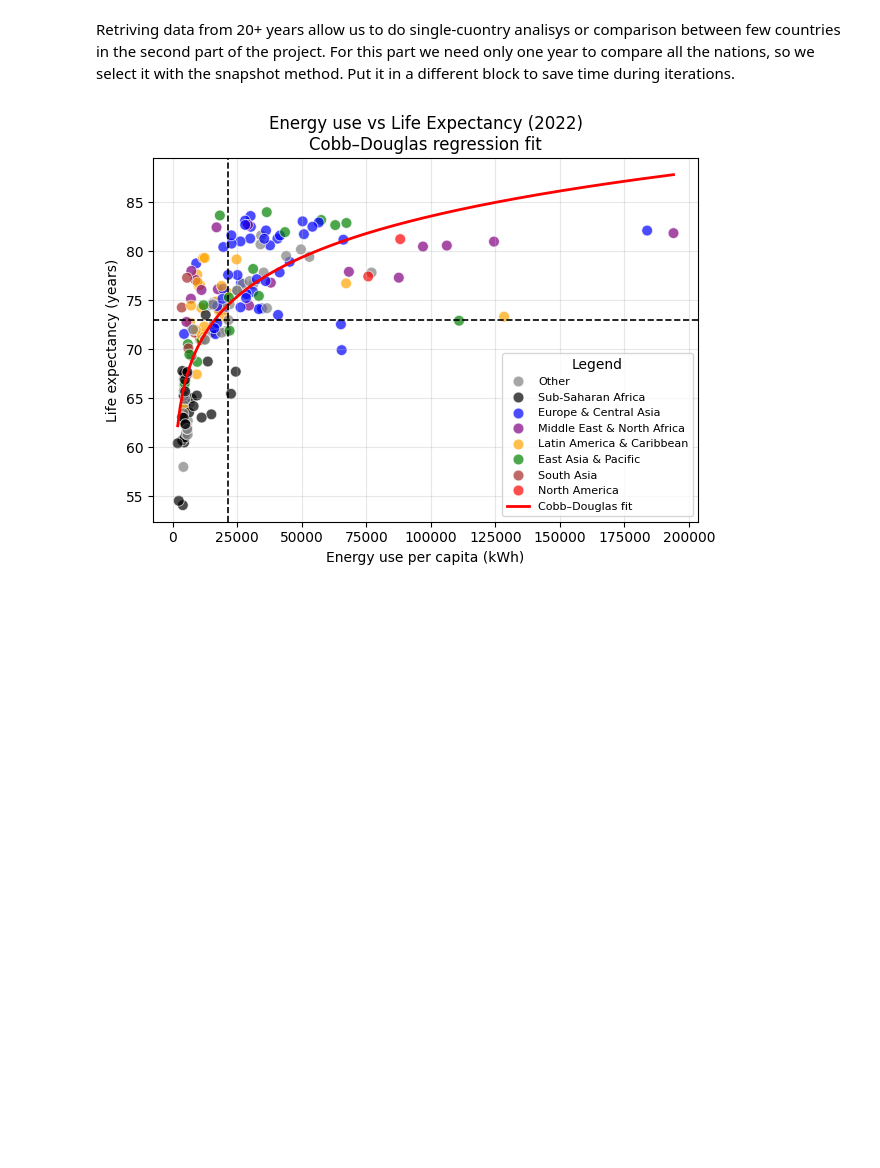
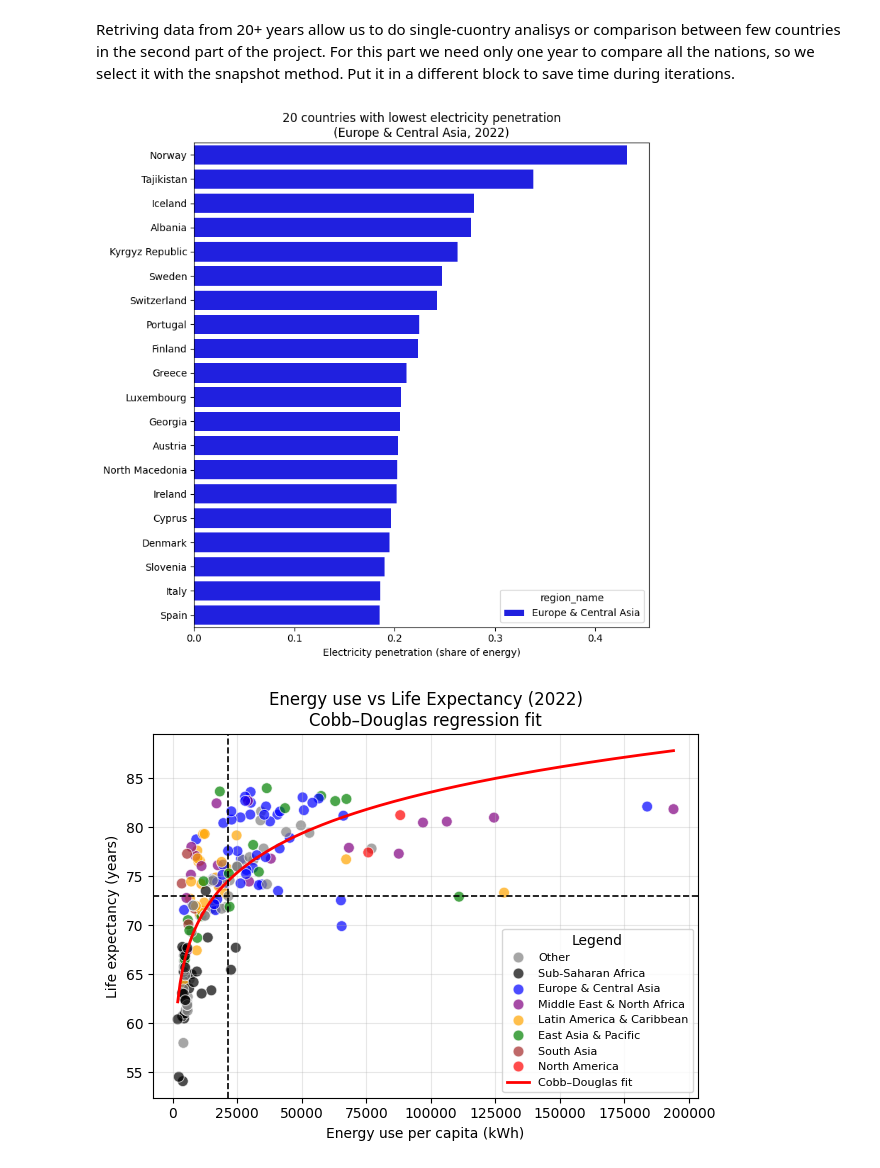
Before and after one commit to Marco-cella1/Energy_poverty_, a Jupyter notebook: Presentation/presentation.ipynb, the cells around one changed output. Cells and saved outputs as stored; diff of their text form; code cells hidden in the pictures; blank space fills up the shorter version.

Commit message:
Analisys on emissions and electricity penetration, added indicators.

```diff
--- a/Presentation/presentation.ipynb
+++ b/Presentation/presentation.ipynb
@@ -25,3 +16,40 @@ snapshot["region_name"] = snapshot["region"].map(REGION_NAME_MAP).fillna("Other"
+# %%
+# --- Select 2022 snapshot
+snapshot = world.snapshot(2022,
+    dropna_cols=["energy_use_per_capita", "co2_per_capita", "electric_power_consumption"]
+)
+
+# --- Add region names
+snapshot = world.add_region_names(snapshot)
+snapshot["region_name"] = snapshot["region"].map(REGION_NAME_MAP).fillna("Other")
+# %%
+# compute the index first
+snapshot["electricity_penetration"] = (
+    snapshot["electric_power_consumption"] / snapshot["energy_use_per_capita"]
+)
+
+# keep only Europe & Central Asia
+best = snapshot[snapshot["region_name"] == "Europe & Central Asia"].copy()
+
+best = best.nlargest(20, "electricity_penetration")
+# (optional) take 20 lowest values
+
+plt.figure(figsize=(8, 8))
+sns.barplot(
+    data=best,
+    x="electricity_penetration",
+    y="name",
+    hue="region_name",
+    dodge=False,
+    palette=REGION_PALETTE,
+)
+plt.xlabel("Electricity penetration (share of energy)")
+plt.ylabel("")   # country names are on y axis
+plt.title("20 countries with lowest electricity penetration\n(Europe & Central Asia, 2022)")
+plt.tight_layout()
+plt.show()
+# %% [output]
+[figure, added]
 # %%
 # --- Fit model
 x = snapshot["energy_use_per_capita"]
```
Also changed, not shown: parts of 1 cell of this notebook, 4 other files.
